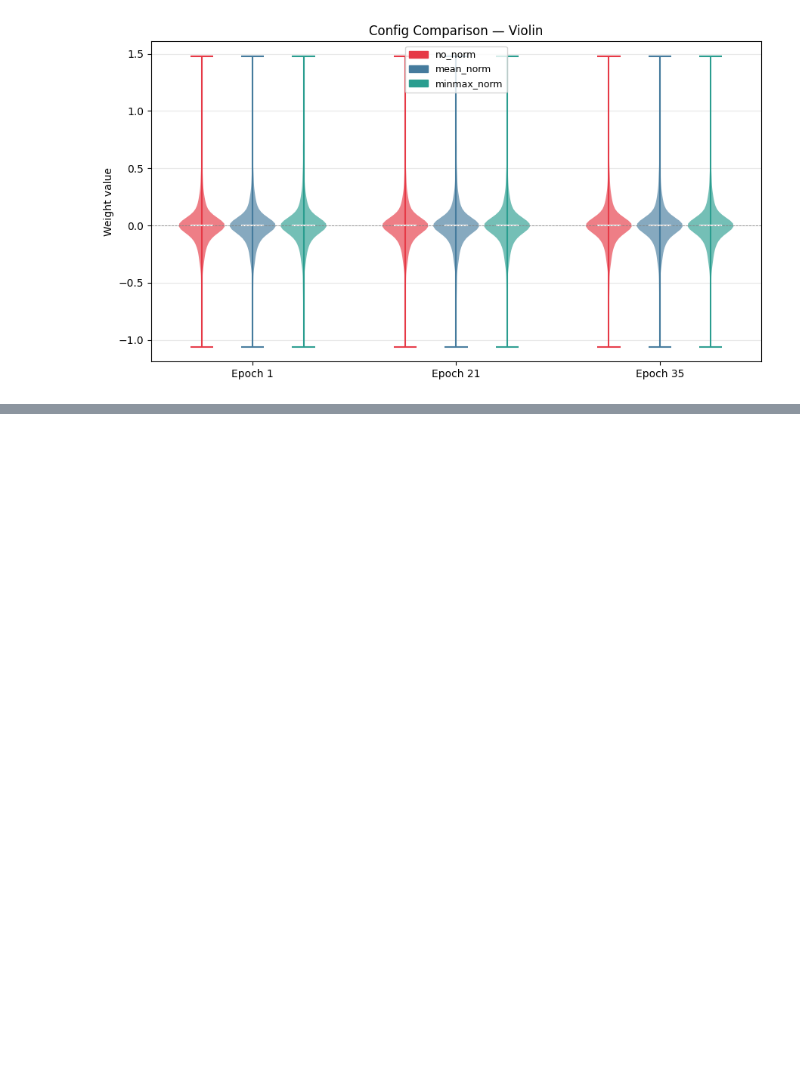
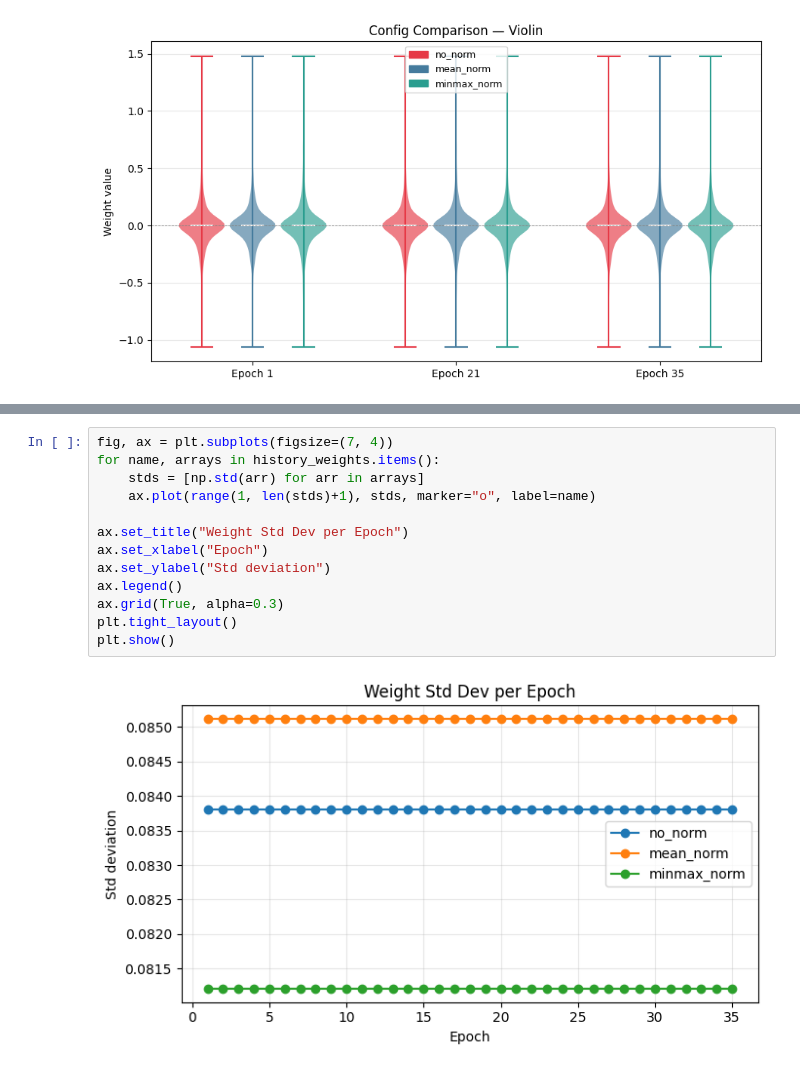
Before and after one commit to leonbora167/intelligent-system-explorations, a Jupyter notebook: PyTorch/Conceptuals/data_norm.ipynb, the cells around one changed output, grey strips where cells are left out. Drawn from its saved outputs; the diff is of its cells as text; blank space fills up the shorter version.

```diff
--- a/PyTorch/Conceptuals/data_norm.ipynb
+++ b/PyTorch/Conceptuals/data_norm.ipynb
@@ -610,0 +663,15 @@ plt.tight_layout(); plt.show()
+# %%
+fig, ax = plt.subplots(figsize=(7, 4))
+for name, arrays in history_weights.items():
+    stds = [np.std(arr) for arr in arrays]
+    ax.plot(range(1, len(stds)+1), stds, marker="o", label=name)
+
+ax.set_title("Weight Std Dev per Epoch")
+ax.set_xlabel("Epoch")
+ax.set_ylabel("Std deviation")
+ax.legend()
+ax.grid(True, alpha=0.3)
+plt.tight_layout()
+plt.show()
+# %% [output]
+[figure, added]
```
Also changed, not shown: parts of 9 cells of this notebook.
